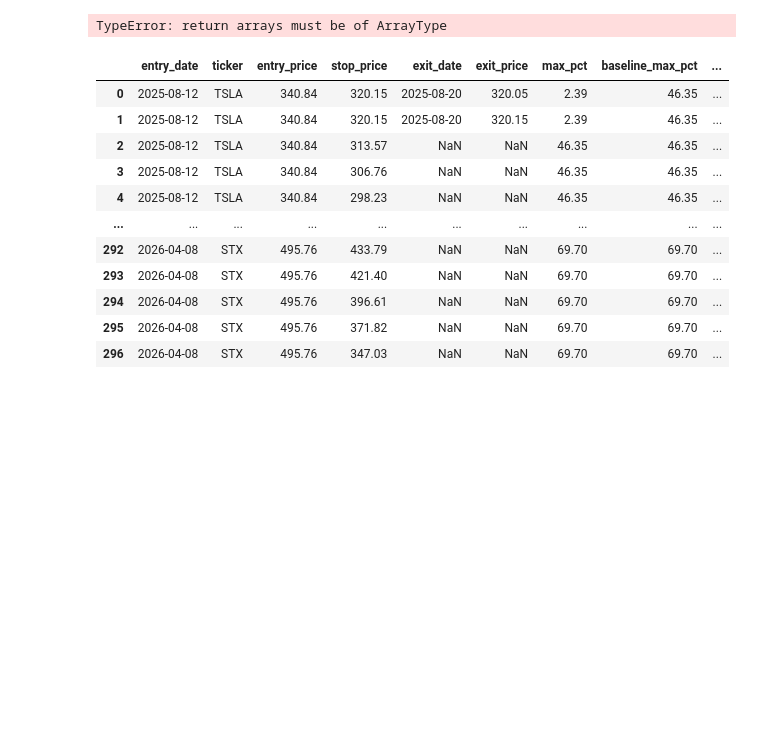
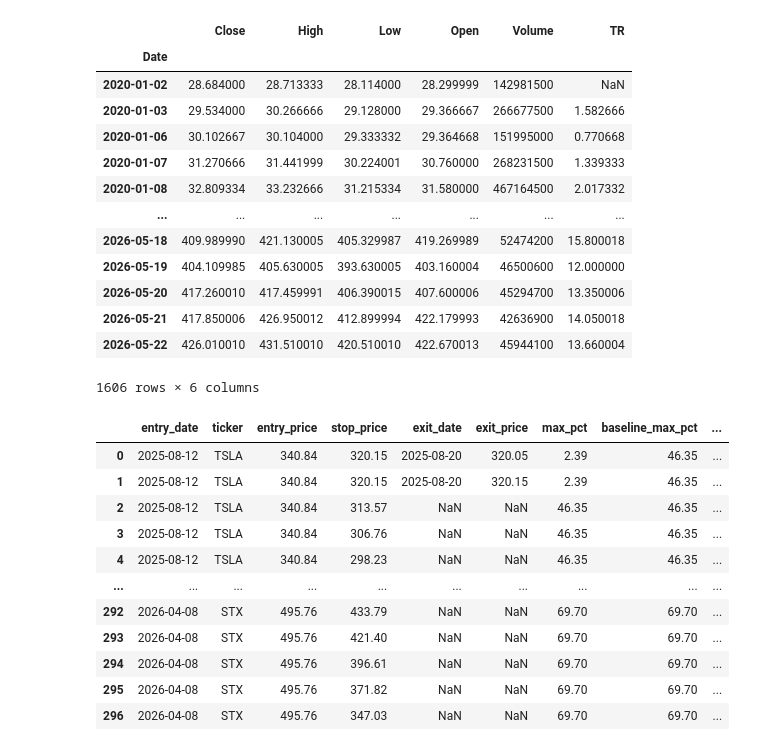
Before and after one commit to mzi1997/trading, a Jupyter notebook: stops.ipynb, the cells around one changed output. Drawn from its saved outputs; the diff is of its cells as text; code cells hidden in the pictures; blank space fills up the shorter version.

Commit message:
Testing atr_calc helper function

```diff
--- a/stops.ipynb
+++ b/stops.ipynb
@@ -239,6 +241,27 @@ def atr_calc(data):
 # %%
+ticker = 'TSLA'
+start = '2020-01-01'
+
+tester = yf.download(ticker, start=start, multi_level_index=False, auto_adjust=True, progress=False)
+
+atr_tester = atr_calc(tester)
+
+tester
 # %% [output]
+|  | Close | High | Low | Open | Volume | TR |
+| Date |  |  |  |  |  |  |
+| 2020-01-02 | 28.684000 | 28.713333 | 28.114000 | 28.299999 | 142981500 | NaN |
+| 2020-01-03 | 29.534000 | 30.266666 | 29.128000 | 29.366667 | 266677500 | 1.582666 |
+| 2020-01-06 | 30.102667 | 30.104000 | 29.333332 | 29.364668 | 151995000 | 0.770668 |
+| 2020-01-07 | 31.270666 | 31.441999 | 30.224001 | 30.760000 | 268231500 | 1.339333 |
+| 2020-01-08 | 32.809334 | 33.232666 | 31.215334 | 31.580000 | 467164500 | 2.017332 |
+| ... | ... | ... | ... | ... | ... | ... |
+| 2026-05-18 | 409.989990 | 421.130005 | 405.329987 | 419.269989 | 52474200 | 15.800018 |
+| 2026-05-19 | 404.109985 | 405.630005 | 393.630005 | 403.160004 | 46500600 | 12.000000 |
+| 2026-05-20 | 417.260010 | 417.459991 | 406.390015 | 407.600006 | 45294700 | 13.350006 |
+| 2026-05-21 | 417.850006 | 426.950012 | 412.899994 | 422.179993 | 42636900 | 14.050018 |
+| 2026-05-22 | 426.010010 | 431.510010 | 420.510010 | 422.670013 | 45944100 | 13.660004 |
-TypeError: return arrays must be of ArrayType
+1606 rows × 6 columns
 # %%
 # ATR stop function
 
```
Also changed, not shown: parts of 1 cell of this notebook.
